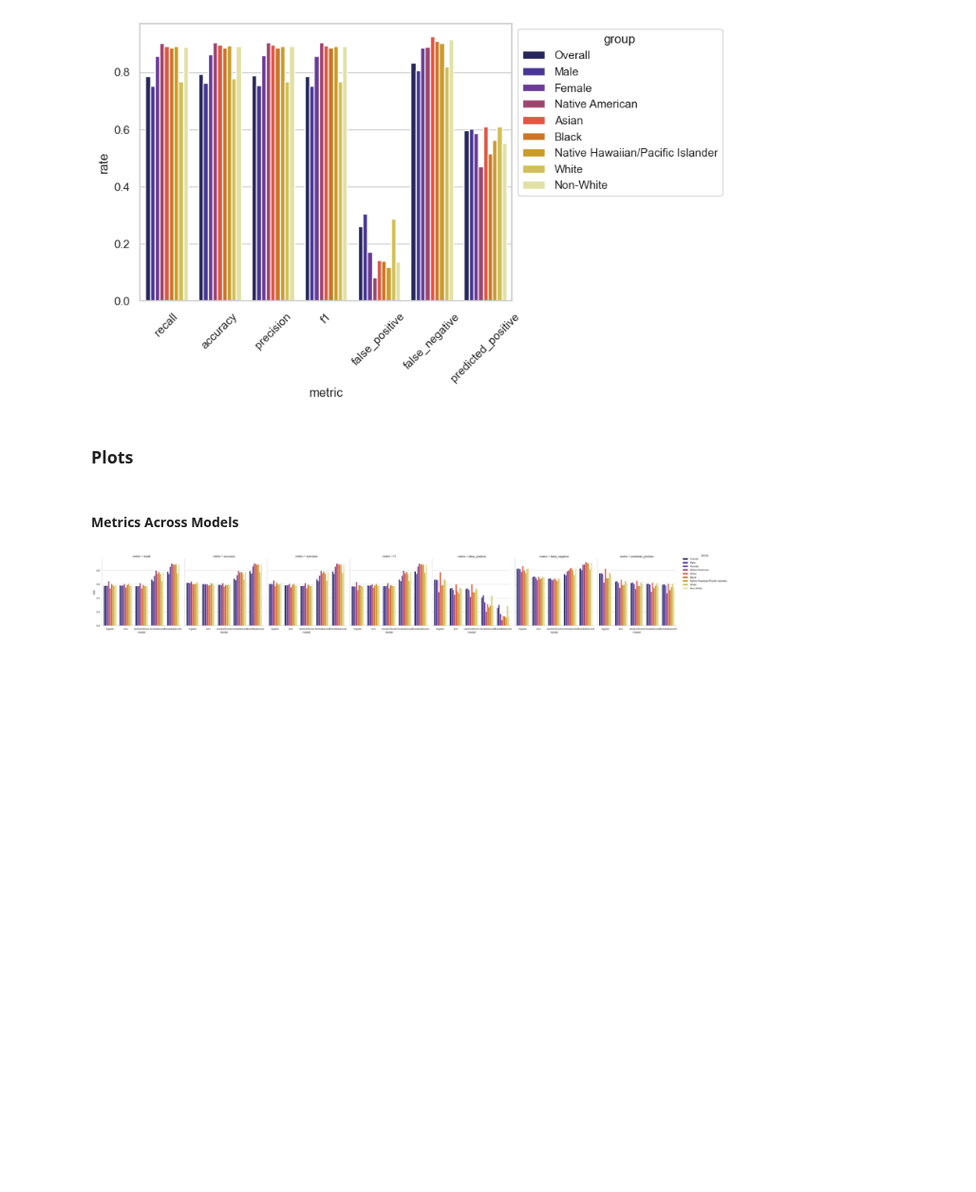
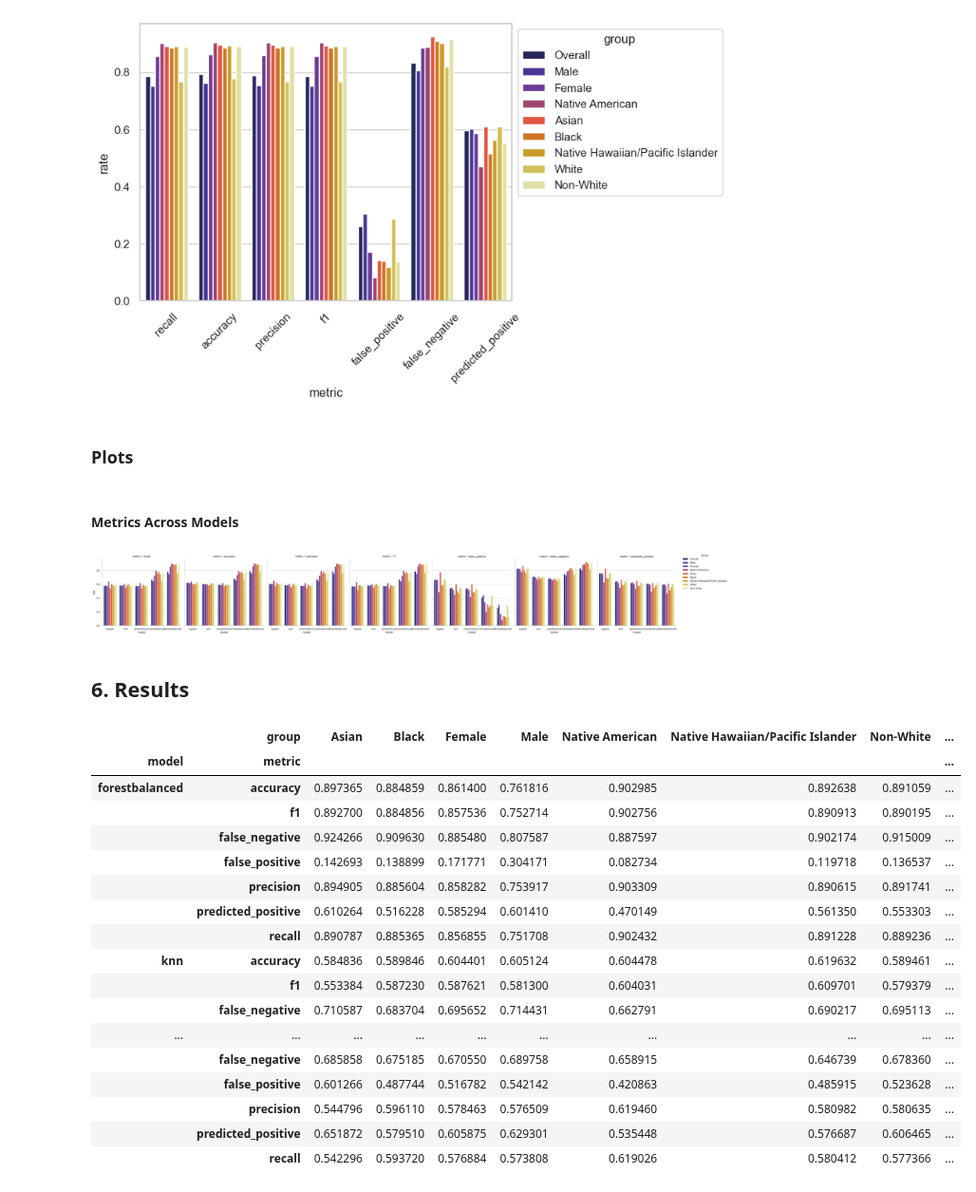
Before and after one commit to AtulyaL/INFO4390_Project, a Jupyter notebook: Phase 5.ipynb, the cells around one changed output. Shown at 95% size. Saved outputs shown, nothing was run; the diff lists cells and outputs as text; code cells hidden in the pictures; blank space fills up the shorter version.

Commit message:
added results

```diff
--- a/Phase 5.ipynb
+++ b/Phase 5.ipynb
@@ -600,3 +600,26 @@ g = sns.catplot(x='model', y='rate', hue='group', kind = 'bar', col = 'metric',
 sns.move_legend(g, "upper right")
 # %% [output]
 [figure]
+# %% [markdown]
+## 6. Results
+# %%
+df.pivot(index = ["model", "metric"], columns="group", values="rate")
+# %% [output]
+|  | group | Asian | Black | Female | Male | Native American | Native Hawaiian/Pacific Islander | Non-White | ... |
+| model | metric |  |  |  |  |  |  |  | ... |
+| forestbalanced | accuracy | 0.897365 | 0.884859 | 0.861400 | 0.761816 | 0.902985 | 0.892638 | 0.891059 | ... |
+|  | f1 | 0.892700 | 0.884856 | 0.857536 | 0.752714 | 0.902756 | 0.890913 | 0.890195 | ... |
+|  | false_negative | 0.924266 | 0.909630 | 0.885480 | 0.807587 | 0.887597 | 0.902174 | 0.915009 | ... |
+|  | false_positive | 0.142693 | 0.138899 | 0.171771 | 0.304171 | 0.082734 | 0.119718 | 0.136537 | ... |
+|  | precision | 0.894905 | 0.885604 | 0.858282 | 0.753917 | 0.903309 | 0.890615 | 0.891741 | ... |
+|  | predicted_positive | 0.610264 | 0.516228 | 0.585294 | 0.601410 | 0.470149 | 0.561350 | 0.553303 | ... |
+|  | recall | 0.890787 | 0.885365 | 0.856855 | 0.751708 | 0.902432 | 0.891228 | 0.889236 | ... |
+| knn | accuracy | 0.584836 | 0.589846 | 0.604401 | 0.605124 | 0.604478 | 0.619632 | 0.589461 | ... |
+|  | f1 | 0.553384 | 0.587230 | 0.587621 | 0.581300 | 0.604031 | 0.609701 | 0.579379 | ... |
+|  | false_negative | 0.710587 | 0.683704 | 0.695652 | 0.714431 | 0.662791 | 0.690217 | 0.695113 | ... |
+| ... | ... | ... | ... | ... | ... | ... | ... | ... | ... |
+|  | false_negative | 0.685858 | 0.675185 | 0.670550 | 0.689758 | 0.658915 | 0.646739 | 0.678360 | ... |
+|  | false_positive | 0.601266 | 0.487744 | 0.516782 | 0.542142 | 0.420863 | 0.485915 | 0.523628 | ... |
+|  | precision | 0.544796 | 0.596110 | 0.578463 | 0.576509 | 0.619460 | 0.580982 | 0.580635 | ... |
+|  | predicted_positive | 0.651872 | 0.579510 | 0.605875 | 0.629301 | 0.535448 | 0.576687 | 0.606465 | ... |
+|  | recall | 0.542296 | 0.593720 | 0.576884 | 0.573808 | 0.619026 | 0.580412 | 0.577366 | ... |
```
Also changed, not shown: parts of 6 cells of this notebook.
